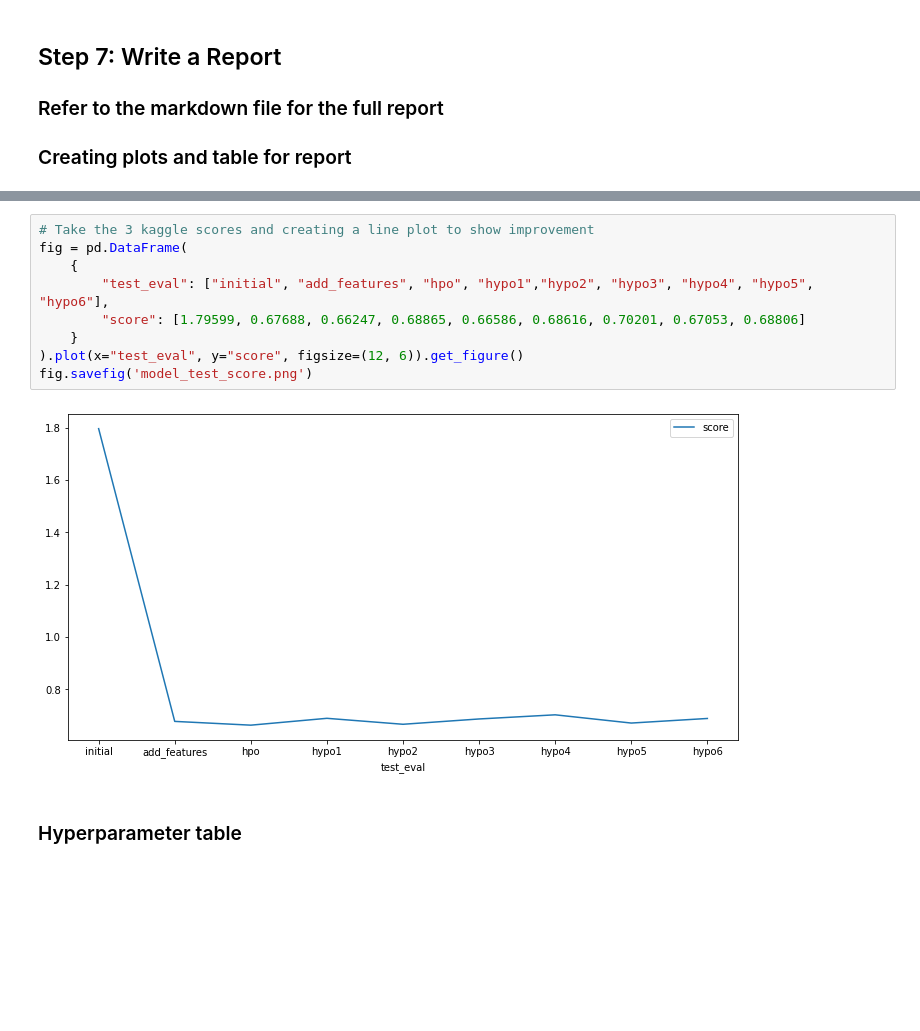
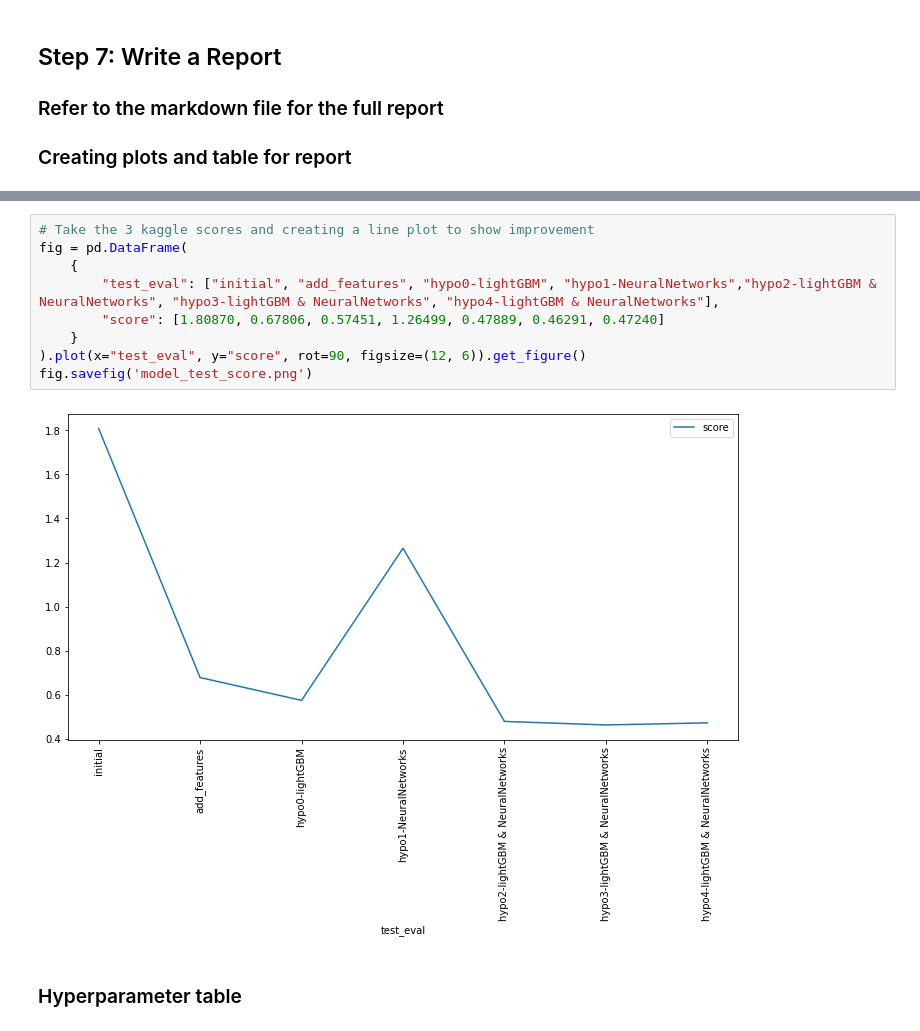
Before and after one commit to ThuraTunScibotics/Predict-Bike-Sharing-Demand-with-AutoGluon, a Jupyter notebook: project-template.ipynb, the cells around one changed output, grey strips where cells are left out. Drawn from its saved outputs; the diff is of its cells as text; blank space fills up the shorter version.

```diff
--- a/project-template.ipynb
+++ b/project-template.ipynb
@@ -664,14 +754,14 @@ fig.savefig('model_train_score.png')
 # %%
 # Take the 3 kaggle scores and creating a line plot to show improvement
 fig = pd.DataFrame(
     {
-        "test_eval": ["initial", "add_features", "hpo", "hypo1","hypo2", "hypo3", "hypo4", "hypo5", "hypo6"],
-        "score": [1.79599, 0.67688, 0.66247, 0.68865, 0.66586, 0.68616, 0.70201, 0.67053, 0.68806]
+        "test_eval": ["initial", "add_features", "hypo0-lightGBM", "hypo1-NeuralNetworks","hypo2-lightGBM & NeuralNetworks", "hypo3-lightGBM & NeuralNetworks", "hypo4-lightGBM & NeuralNetworks"],
+        "score": [1.80870, 0.67806, 0.57451, 1.26499, 0.47889, 0.46291, 0.47240]
     }
-).plot(x="test_eval", y="score", figsize=(12, 6)).get_figure()
+).plot(x="test_eval", y="score", rot=90, figsize=(12, 6)).get_figure()
 fig.savefig('model_test_score.png')
 # %% [output]
-[figure, old version]
+[figure, new version]
 # %% [markdown]
 ### Hyperparameter table
 # %%
```
Also changed, not shown: parts of 40 cells of this notebook.
